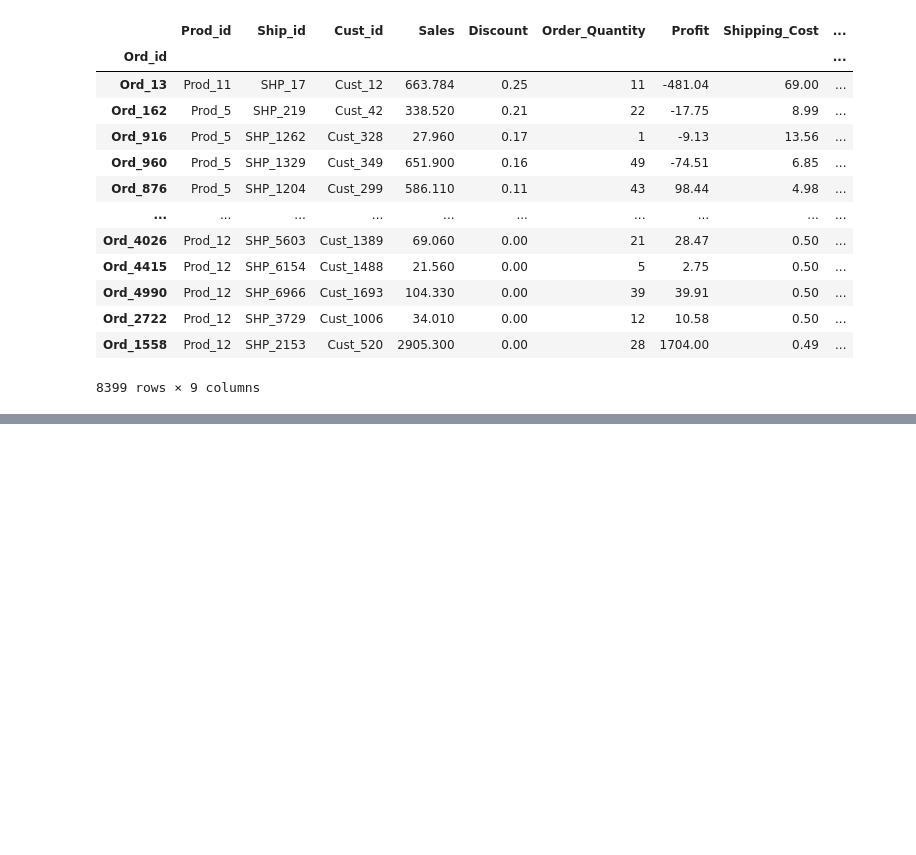
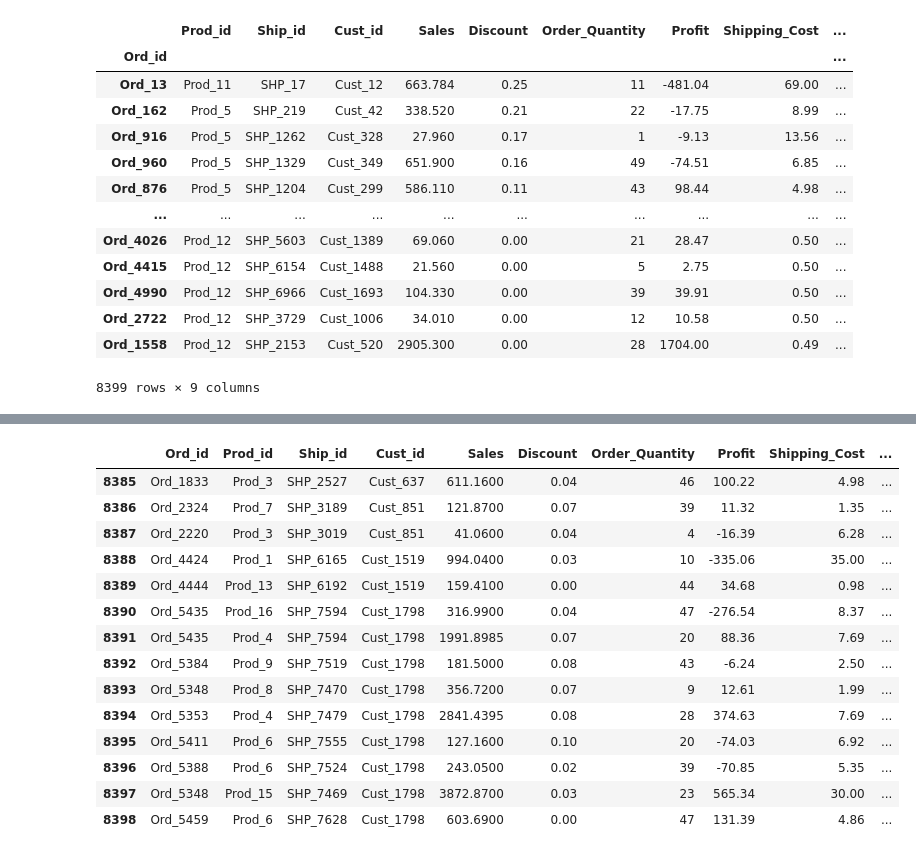
Before and after one commit to chethanbr86/Python_programs, a Jupyter notebook: upgrad/Numpy_Pandas/pandas_basics.ipynb, the cells around one changed output, grey strips where cells are left out. Cells and saved outputs as stored; diff of their text form; code cells hidden in the pictures; blank space fills up the shorter version.

```diff
--- a/upgrad/Numpy_Pandas/pandas_basics.ipynb
+++ b/upgrad/Numpy_Pandas/pandas_basics.ipynb
@@ -245,0 +783,25 @@ market_df_1.sort_values(by = ['Discount', 'Shipping_Cost'], ascending = False)
+# %%
+# You may want to select rows whose column value is in an iterable
+# For instance, say a colleague gives you a list of customer_ids from a certain region
+
+customers_in_bangalore = ['Cust_1798', 'Cust_1519', 'Cust_637', 'Cust_851']
+
+# To get all the orders from these customers, use the isin() function
+# It returns a boolean, which you can use to select rows
+market_df.loc[market_df['Cust_id'].isin(customers_in_bangalore), :]
+# %% [output]
+|  | Ord_id | Prod_id | Ship_id | Cust_id | Sales | Discount | Order_Quantity | Profit | Shipping_Cost | ... |
+| 8385 | Ord_1833 | Prod_3 | SHP_2527 | Cust_637 | 611.1600 | 0.04 | 46 | 100.22 | 4.98 | ... |
+| 8386 | Ord_2324 | Prod_7 | SHP_3189 | Cust_851 | 121.8700 | 0.07 | 39 | 11.32 | 1.35 | ... |
+| 8387 | Ord_2220 | Prod_3 | SHP_3019 | Cust_851 | 41.0600 | 0.04 | 4 | -16.39 | 6.28 | ... |
+| 8388 | Ord_4424 | Prod_1 | SHP_6165 | Cust_1519 | 994.0400 | 0.03 | 10 | -335.06 | 35.00 | ... |
+| 8389 | Ord_4444 | Prod_13 | SHP_6192 | Cust_1519 | 159.4100 | 0.00 | 44 | 34.68 | 0.98 | ... |
+| 8390 | Ord_5435 | Prod_16 | SHP_7594 | Cust_1798 | 316.9900 | 0.04 | 47 | -276.54 | 8.37 | ... |
+| 8391 | Ord_5435 | Prod_4 | SHP_7594 | Cust_1798 | 1991.8985 | 0.07 | 20 | 88.36 | 7.69 | ... |
+| 8392 | Ord_5384 | Prod_9 | SHP_7519 | Cust_1798 | 181.5000 | 0.08 | 43 | -6.24 | 2.50 | ... |
+| 8393 | Ord_5348 | Prod_8 | SHP_7470 | Cust_1798 | 356.7200 | 0.07 | 9 | 12.61 | 1.99 | ... |
+| 8394 | Ord_5353 | Prod_4 | SHP_7479 | Cust_1798 | 2841.4395 | 0.08 | 28 | 374.63 | 7.69 | ... |
+| 8395 | Ord_5411 | Prod_6 | SHP_7555 | Cust_1798 | 127.1600 | 0.10 | 20 | -74.03 | 6.92 | ... |
+| 8396 | Ord_5388 | Prod_6 | SHP_7524 | Cust_1798 | 243.0500 | 0.02 | 39 | -70.85 | 5.35 | ... |
+| 8397 | Ord_5348 | Prod_15 | SHP_7469 | Cust_1798 | 3872.8700 | 0.03 | 23 | 565.34 | 30.00 | ... |
+| 8398 | Ord_5459 | Prod_6 | SHP_7628 | Cust_1798 | 603.6900 | 0.00 | 47 | 131.39 | 4.86 | ... |
```
Also changed, not shown: parts of 50 cells of this notebook.
